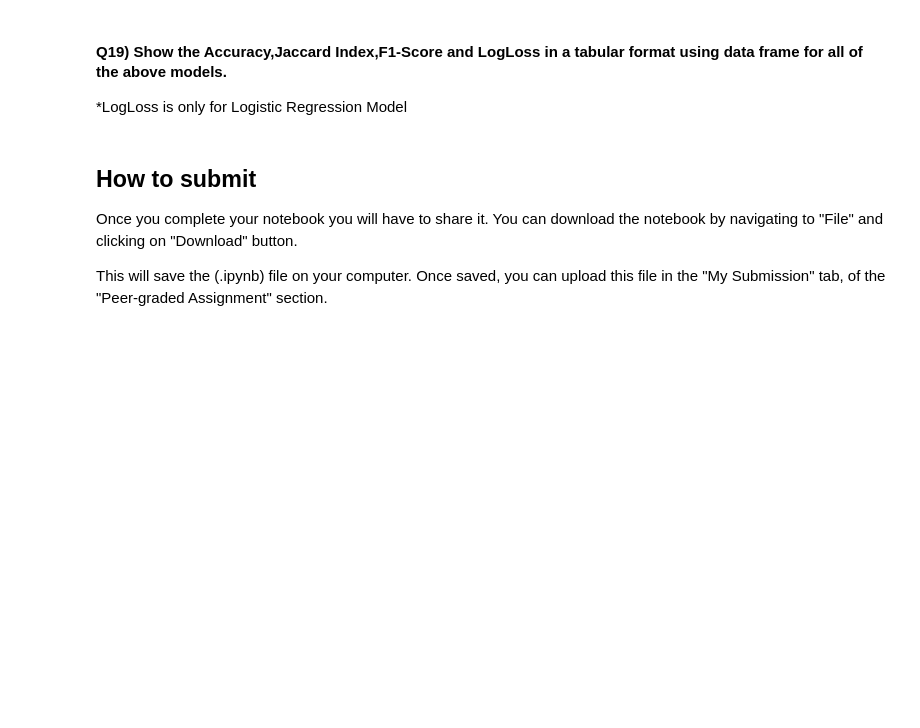
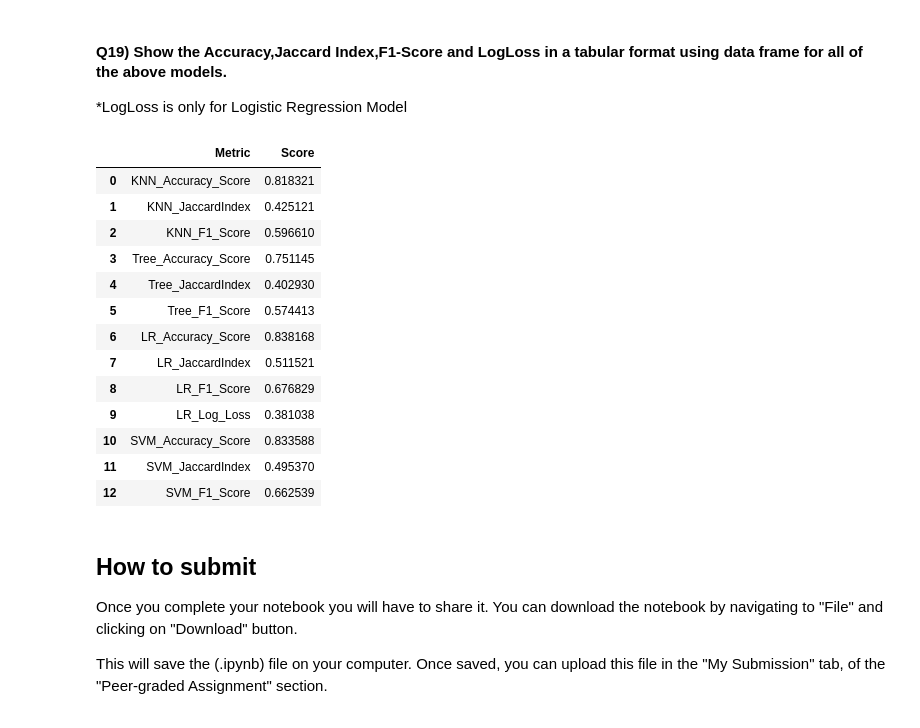
Before and after one commit to gibri/data-science-training, a Jupyter notebook: rain-prediction/ML0101EN_SkillUp_FinalAssignment.jupyterlite.ipynb, the cells around one changed output. Saved outputs shown, nothing was run; the diff lists cells and outputs as text; code cells hidden in the pictures; blank space fills up the shorter version.

```diff
--- a/rain-prediction/ML0101EN_SkillUp_FinalAssignment.jupyterlite.ipynb
+++ b/rain-prediction/ML0101EN_SkillUp_FinalAssignment.jupyterlite.ipynb
@@ -374,0 +430,11 @@ LR_Log_Loss =
+# %%
+LR_Accuracy_Score = metrics.accuracy_score(y_test, predictions) # % of correctly classified items
+LR_JaccardIndex = metrics.jaccard_score(y_test, predictions)
+LR_F1_Score = metrics.f1_score(y_test, predictions)
+LR_Log_Loss = metrics.log_loss(y_test, predict_proba)
+
+
+print('Accuracy score '+str(LR_Accuracy_Score))
+print('Jaccard '+str(LR_JaccardIndex))
+print('F1 '+str(LR_F1_Score))
+print('Log loss '+str(LR_Log_Loss))
@@ -383,3 +452,6 @@ SVM =
+# %%
+SVM = svm.SVC(kernel='linear')
+SVM = SVM.fit(x_train, y_train)
 # %% [markdown]
 #### Q17) Now use the `predict` method on the testing data (`x_test`) and save it to the array `predictions`.
 # %%
@@ -389,2 +459,4 @@ predictions =
+# %%
+predictions = SVM.predict(x_test)
 # %% [markdown]
 #### Q18) Using the `predictions` and the `y_test` dataframe calculate the value for each metric using the appropriate function.
@@ -394,0 +463,8 @@ SVM_F1_Score =
+# %%
+SVM_Accuracy_Score = metrics.accuracy_score(y_test, predictions) # % of correctly classified items
+SVM_JaccardIndex = metrics.jaccard_score(y_test, predictions)
+SVM_F1_Score = metrics.f1_score(y_test, predictions)
+
+print('Accuracy score '+str(SVM_Accuracy_Score))
+print('Jaccard '+str(SVM_JaccardIndex))
+print('F1 '+str(SVM_F1_Score))
@@ -403,3 +499,37 @@ Report =
+# %%
+data = [
+    ['KNN_Accuracy_Score',KNN_Accuracy_Score],
+    ['KNN_JaccardIndex',KNN_JaccardIndex],
+    ['KNN_F1_Score',KNN_F1_Score],
+    ['Tree_Accuracy_Score',Tree_Accuracy_Score],
+    ['Tree_JaccardIndex',Tree_JaccardIndex],
+    ['Tree_F1_Score',Tree_F1_Score],
+    ['LR_Accuracy_Score',LR_Accuracy_Score],
+    ['LR_JaccardIndex',LR_JaccardIndex],
+    ['LR_F1_Score',LR_F1_Score],
+    ['LR_Log_Loss',LR_Log_Loss],
+    ['SVM_Accuracy_Score',SVM_Accuracy_Score],
+    ['SVM_JaccardIndex',SVM_JaccardIndex],
+    ['SVM_F1_Score',SVM_F1_Score]]
+
+# Create the pandas DataFrame
+Report = pd.DataFrame(data, columns=['Metric', 'Score'])
+Report
+# %% [output]
+|  | Metric | Score |
+| 0 | KNN_Accuracy_Score | 0.818321 |
+| 1 | KNN_JaccardIndex | 0.425121 |
+| 2 | KNN_F1_Score | 0.596610 |
+| 3 | Tree_Accuracy_Score | 0.751145 |
+| 4 | Tree_JaccardIndex | 0.402930 |
+| 5 | Tree_F1_Score | 0.574413 |
+| 6 | LR_Accuracy_Score | 0.838168 |
+| 7 | LR_JaccardIndex | 0.511521 |
+| 8 | LR_F1_Score | 0.676829 |
+| 9 | LR_Log_Loss | 0.381038 |
+| 10 | SVM_Accuracy_Score | 0.833588 |
+| 11 | SVM_JaccardIndex | 0.495370 |
+| 12 | SVM_F1_Score | 0.662539 |
 # %% [markdown]
 <h2 id="Section_5">  How to submit </h2>
 
```
Also changed, not shown: parts of 30 cells of this notebook, 8 other files.
